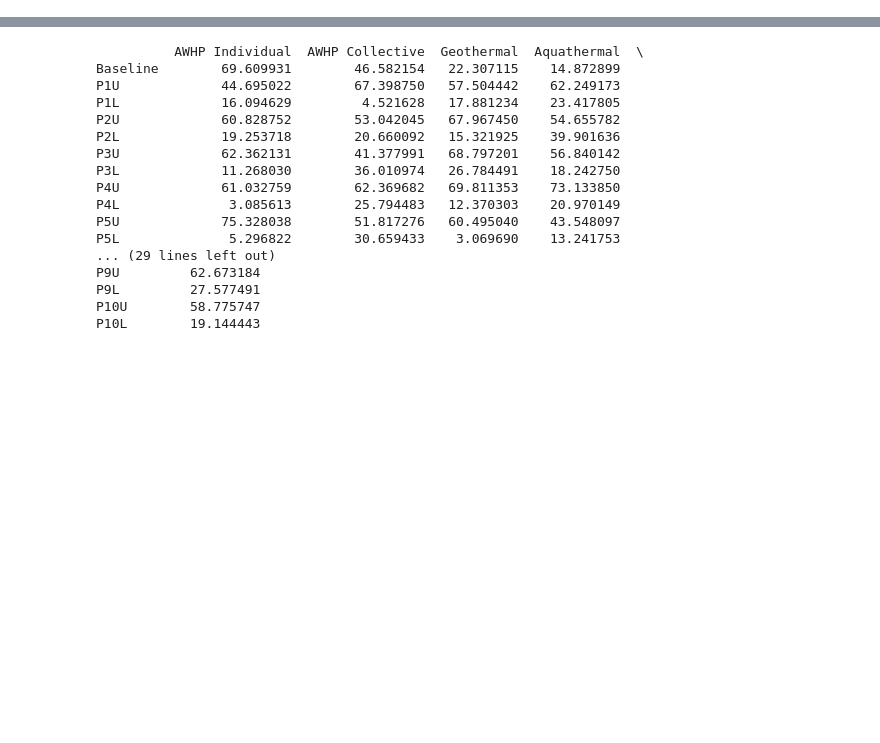
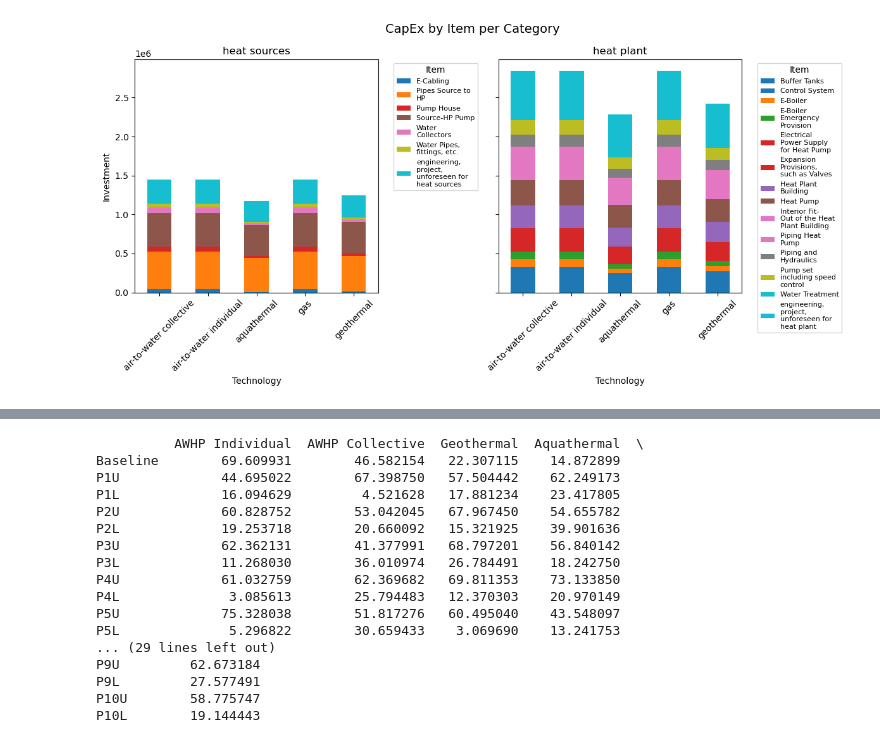
Before and after one commit to karivero/uu-consultancy, a Jupyter notebook: results.ipynb, the cells around one changed output, grey strips where cells are left out. Cells and saved outputs as stored; diff of their text form; code cells hidden in the pictures; blank space fills up the shorter version.

```diff
--- a/results.ipynb
+++ b/results.ipynb
@@ -38,3 +58,39 @@ plt.show()
+# %%
+import textwrap
+
+df_filtered = df_capex[df_capex["category"] != "piping"]
+categories = df_filtered["category"].unique()  # moved here
+
+fig, axes = plt.subplots(1, len(categories), figsize=(6 * len(categories), 6), sharey=True)
+
+if len(categories) == 1:
+    axes = [axes]
+
+for ax, cat in zip(axes, categories):
+    subset = df_filtered[df_filtered["category"] == cat]
+    pivot = subset.pivot_table(index="technology", columns="item", values="investment", aggfunc="sum").fillna(0)
+
+    pivot.plot(
+        kind="bar",
+        stacked=True,
+        ax=ax,
+        colormap="tab10",
+        legend=True
+    )
+
+    ax.set_title(cat)
+    ax.set_xlabel("Technology")
+    ax.tick_params(axis="x", rotation=45)
+    handles, labels = ax.get_legend_handles_labels()
+    wrapped_labels = [textwrap.fill(label, width=15) for label in labels]
+    ax.legend(handles, wrapped_labels, title="Item", bbox_to_anchor=(1.05, 1), loc="upper left", fontsize=8)
+
+axes[0].set_ylabel("Investment")
+fig.suptitle("CapEx by Item per Category", fontsize=14)
+plt.tight_layout()
+plt.show()
+# %% [output]
+[figure, added]
 # %%
 # Load the capex sheet
 df_toc = pd.read_excel("toy_results.xlsx", sheet_name="toc")
```
Also changed, not shown: parts of 5 cells of this notebook, 2 other files.
